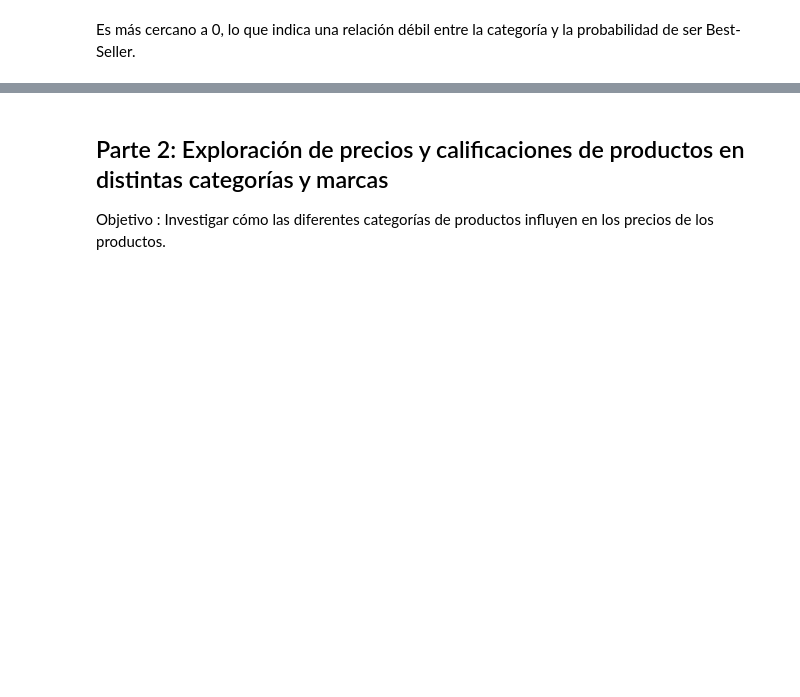
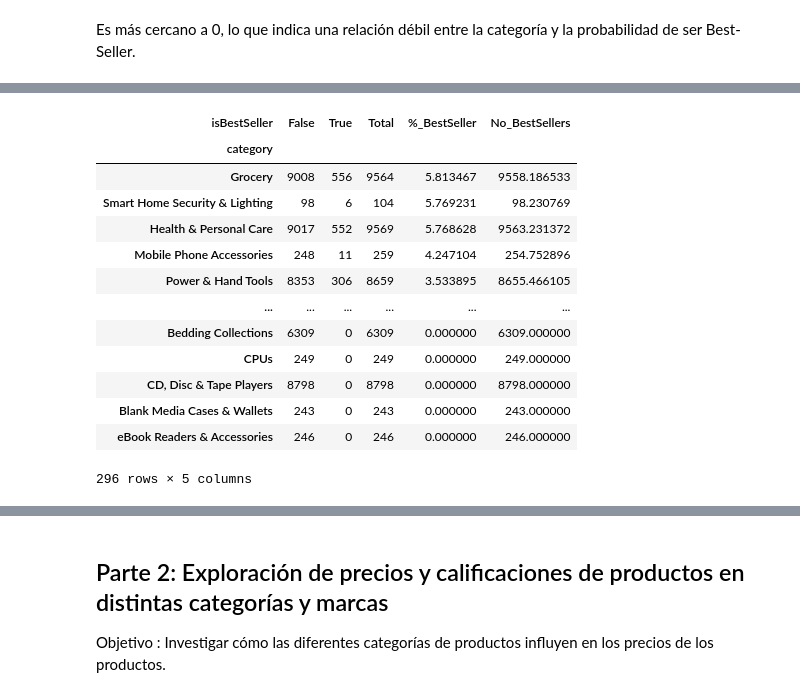
Before and after one commit to data-bootcamp-v4/lab-eda-bivariate, a Jupyter notebook: lab2.ipynb, the cells around one changed output, grey strips where cells are left out. Cells and saved outputs as stored; diff of their text form; code cells hidden in the pictures; blank space fills up the shorter version.

```diff
--- a/lab2.ipynb
+++ b/lab2.ipynb
@@ -136,0 +170,17 @@ plt.show()
+# %%
+top_categorias
+# %% [output]
+| isBestSeller | False | True | Total | %_BestSeller | No_BestSellers |
+| category |  |  |  |  |  |
+| Grocery | 9008 | 556 | 9564 | 5.813467 | 9558.186533 |
+| Smart Home Security & Lighting | 98 | 6 | 104 | 5.769231 | 98.230769 |
+| Health & Personal Care | 9017 | 552 | 9569 | 5.768628 | 9563.231372 |
+| Mobile Phone Accessories | 248 | 11 | 259 | 4.247104 | 254.752896 |
+| Power & Hand Tools | 8353 | 306 | 8659 | 3.533895 | 8655.466105 |
+| ... | ... | ... | ... | ... | ... |
+| Bedding Collections | 6309 | 0 | 6309 | 0.000000 | 6309.000000 |
+| CPUs | 249 | 0 | 249 | 0.000000 | 249.000000 |
+| CD, Disc & Tape Players | 8798 | 0 | 8798 | 0.000000 | 8798.000000 |
+| Blank Media Cases & Wallets | 243 | 0 | 243 | 0.000000 | 243.000000 |
+| eBook Readers & Accessories | 246 | 0 | 246 | 0.000000 | 246.000000 |
+296 rows × 5 columns
```
Also changed, not shown: parts of 12 cells of this notebook.
